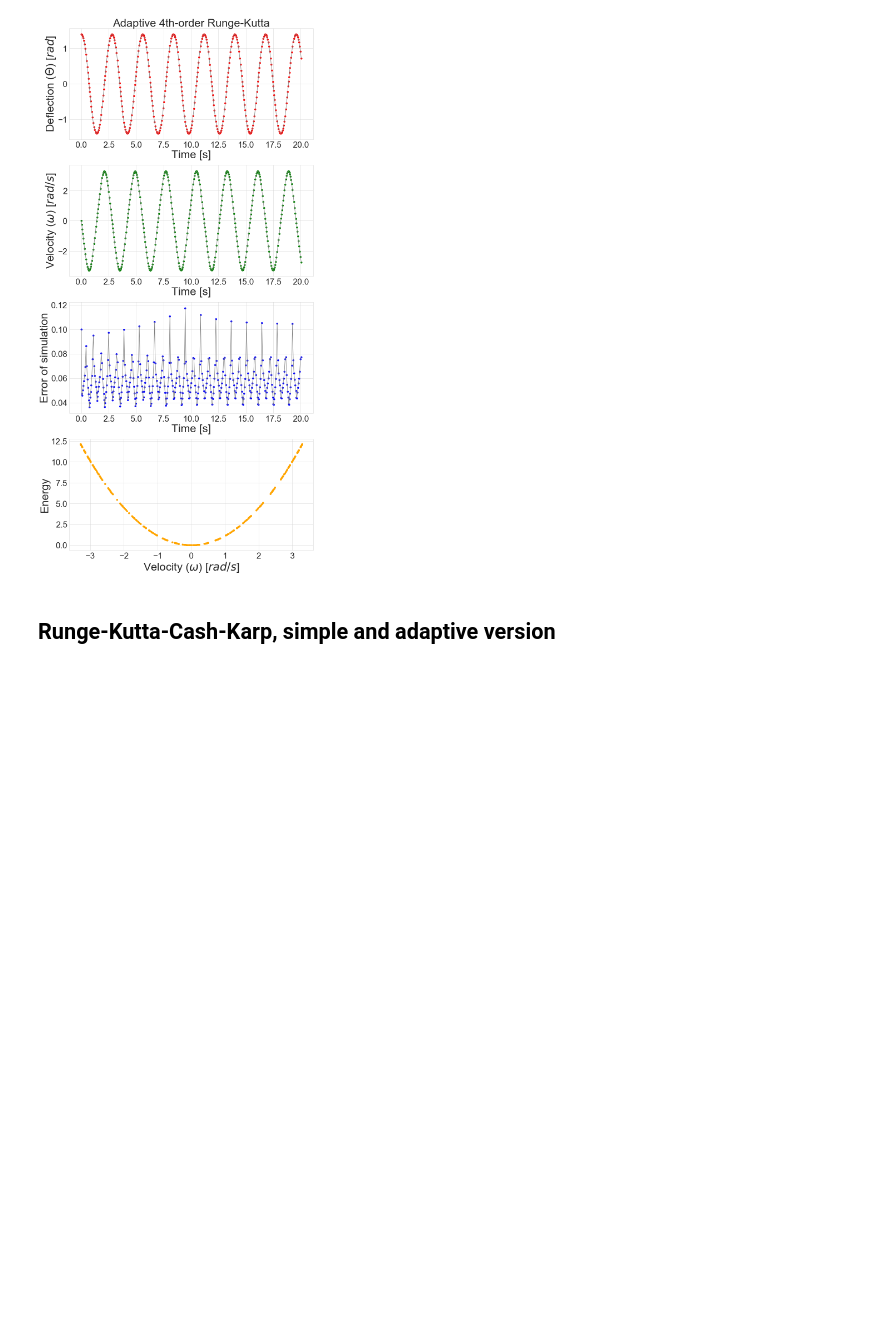
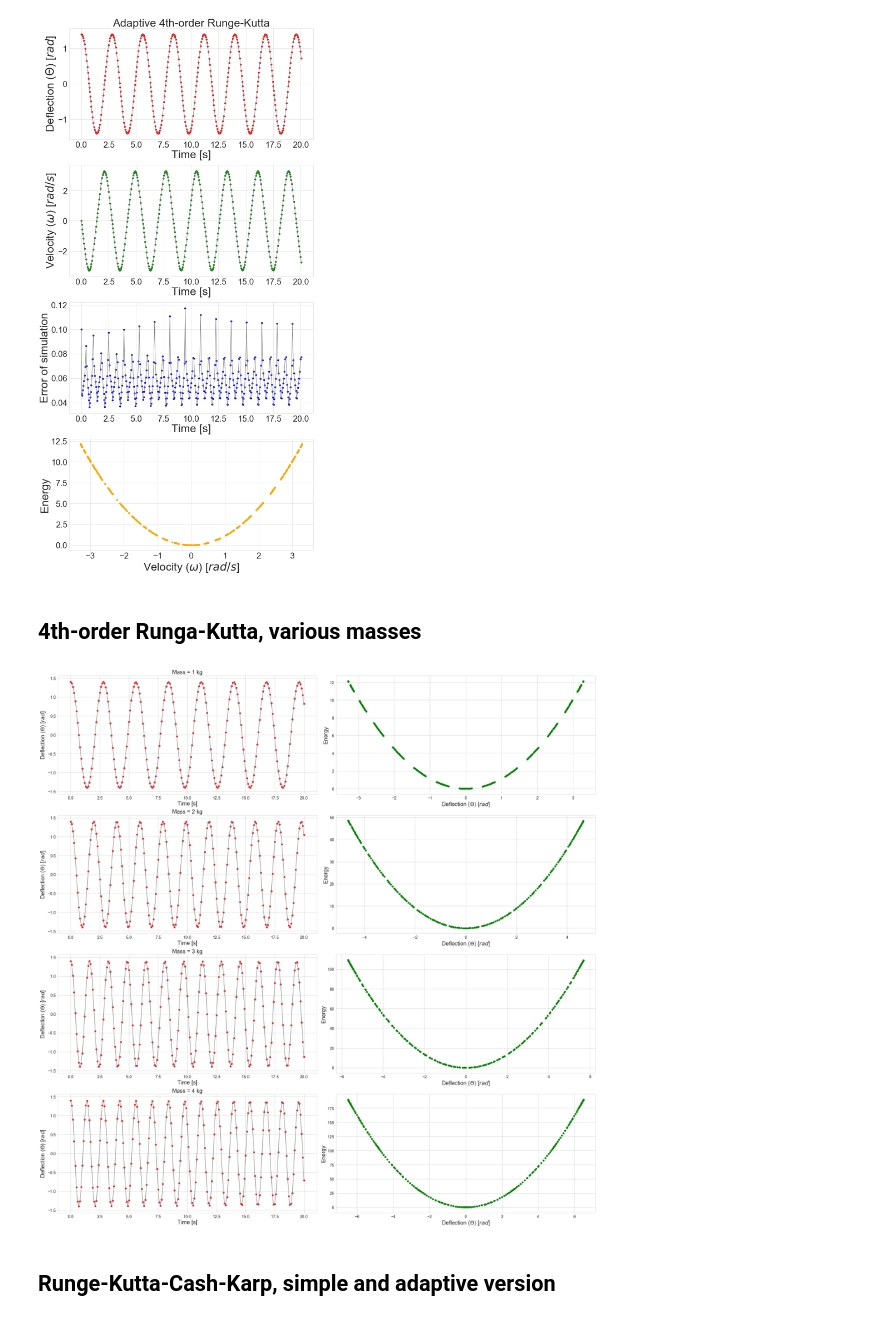
Before and after one commit to masterdesky/ELTE-comp-sim-2019, a Jupyter notebook: II. Simple Pendulum/out/II. Simple Pendulum.ipynb, the cells around one changed output. Saved outputs shown, nothing was run; the diff lists cells and outputs as text; code cells hidden in the pictures; blank space fills up the shorter version.

Commit message:
mass dependency and double pendulum frame

```diff
--- a/II. Simple Pendulum/out/II. Simple Pendulum.ipynb
+++ b/II. Simple Pendulum/out/II. Simple Pendulum.ipynb
@@ -13,7 +13,9 @@ from scipy import stats
 sns.set_style(style='whitegrid')
 # %%
 # -------- PRIMARY PARAMETERS --------
-# Length of pendulum L
+# Mass of pendulum [kg]
+m = 1
+# Length of pendulum L [m]
 L = 1.5
 # Damping coefficient q
 q = 0
@@ -41,6 +43,7 @@ def mode_choose(linearity, mode):
     current_mode = ('..\Release\pendulum.exe ' +
                       linearity + ' ' +
                       mode + ' ' +
+                      str(m) + ' ' +
                       str(L) + ' ' +
                       str(q) + ' ' +
                       str(Omega_D) + ' ' +
@@ -154,6 +157,40 @@ plt.savefig('..\\Documentation\\src\\images\\theta_omega_adapt_runge.' + image_f
 plt.show()
 # %% [output]
 [figure]
+# %% [markdown]
+## 4th-order Runga-Kutta, various masses
+# %%
+nrows = 4
+ncols = 2
+fig, axes = plt.subplots(nrows=nrows, ncols=ncols, figsize=(ncols*14, nrows*7))
+
+m_temp = m
+for i in range(0,nrows):
+
+    m = m_temp * (i+1)
+    mode_runge = mode_choose(linearity, mode='runge')
+    os.system(mode_runge)
+    data_runge_mass = np.genfromtxt('pendulum.dat')
+
+    axes[i][0].plot(data_runge_mass[::steps,0], data_runge_mass[::steps,1], color='grey')
+    axes[i][0].scatter(data_runge_mass[::steps,0], data_runge_mass[::steps,1], color='red')
+    axes[i][1].scatter(data_runge_mass[::steps,2], data_runge_mass[::steps,4], color='green')
+
+    axes[i][0].set_title('Mass = ' + str(m) + ' kg', fontsize=20)
+
+    axes[i][0].set_xlabel('Time [s]', fontsize=20)
+    axes[i][0].set_ylabel('Deflection ($\Theta$) [$rad$]', fontsize=20)
+    axes[i][1].set_xlabel('Deflection ($\Theta$) [$rad$]', fontsize=20)
+    axes[i][1].set_ylabel('Energy', fontsize=20)
+
+    axes[i][0].tick_params(axis='both', which='major', labelsize=15)
+    axes[i][1].tick_params(axis='both', which='major', labelsize=15)
+
+m = m_temp
+fig.tight_layout()
+plt.show()
+# %% [output]
+[figure, added]
 # %% [markdown]
 ## Runge-Kutta-Cash-Karp, simple and adaptive version
 # %%
```
Also changed, not shown: 6 other files.
